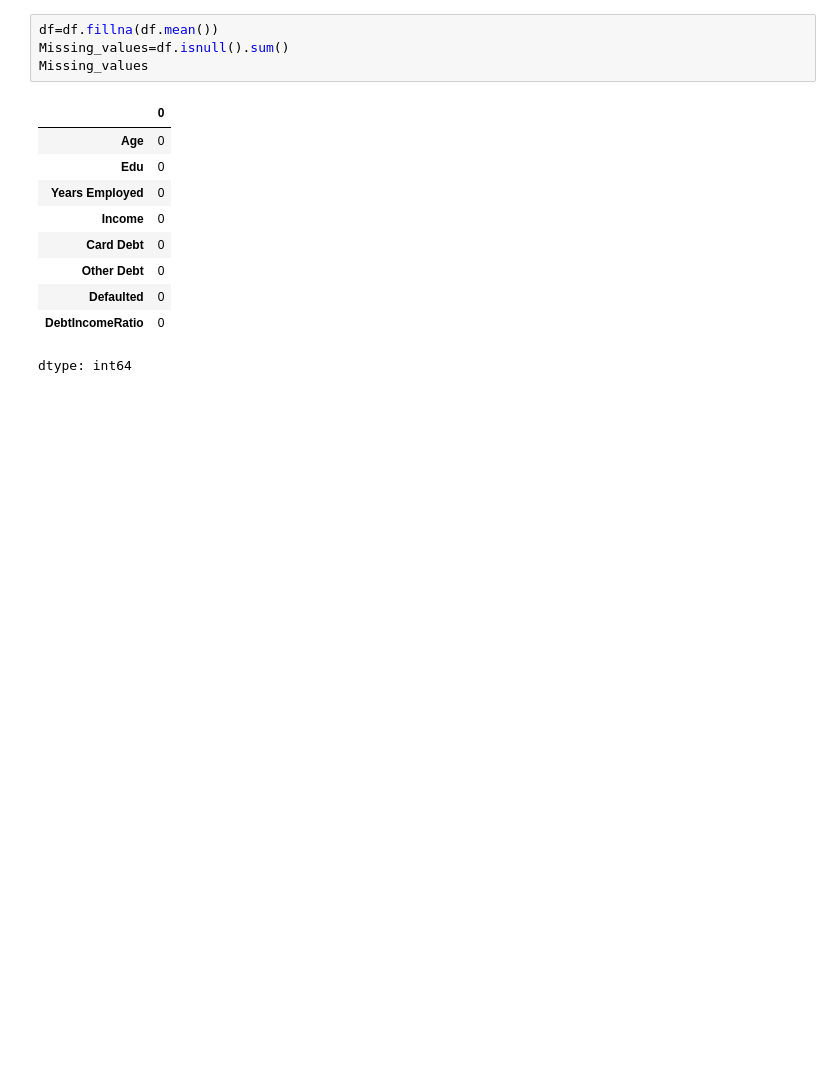
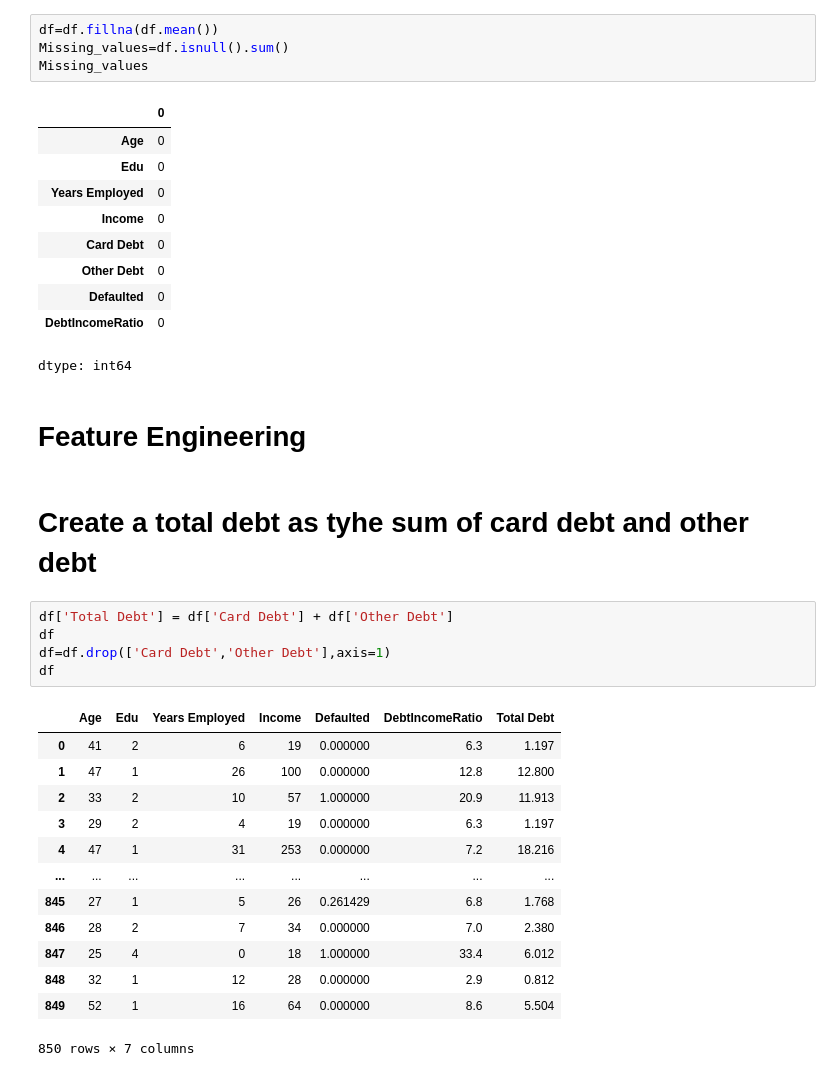
Before and after one commit to minhaz1172/Machine-Learning, a Jupyter notebook: K_means(Customer_Segmentation).ipynb, the cells around one changed output. Cells and saved outputs as stored; diff of their text form; blank space fills up the shorter version.

```diff
--- a/K_means(Customer_Segmentation).ipynb
+++ b/K_means(Customer_Segmentation).ipynb
@@ -72,3 +72,26 @@ Missing_values
 | Defaulted | 0 |
 | DebtIncomeRatio | 0 |
 dtype: int64
+# %% [markdown]
+# Feature Engineering
+# %% [markdown]
+# Create a total debt as tyhe sum of card debt and other debt
+# %%
+df['Total Debt'] = df['Card Debt'] + df['Other Debt']
+df
+df=df.drop(['Card Debt','Other Debt'],axis=1)
+df
+# %% [output]
+|  | Age | Edu | Years Employed | Income | Defaulted | DebtIncomeRatio | Total Debt |
+| 0 | 41 | 2 | 6 | 19 | 0.000000 | 6.3 | 1.197 |
+| 1 | 47 | 1 | 26 | 100 | 0.000000 | 12.8 | 12.800 |
+| 2 | 33 | 2 | 10 | 57 | 1.000000 | 20.9 | 11.913 |
+| 3 | 29 | 2 | 4 | 19 | 0.000000 | 6.3 | 1.197 |
+| 4 | 47 | 1 | 31 | 253 | 0.000000 | 7.2 | 18.216 |
+| ... | ... | ... | ... | ... | ... | ... | ... |
+| 845 | 27 | 1 | 5 | 26 | 0.261429 | 6.8 | 1.768 |
+| 846 | 28 | 2 | 7 | 34 | 0.000000 | 7.0 | 2.380 |
+| 847 | 25 | 4 | 0 | 18 | 1.000000 | 33.4 | 6.012 |
+| 848 | 32 | 1 | 12 | 28 | 0.000000 | 2.9 | 0.812 |
+| 849 | 52 | 1 | 16 | 64 | 0.000000 | 8.6 | 5.504 |
+850 rows × 7 columns
```
Also changed, not shown: parts of 11 cells of this notebook.
